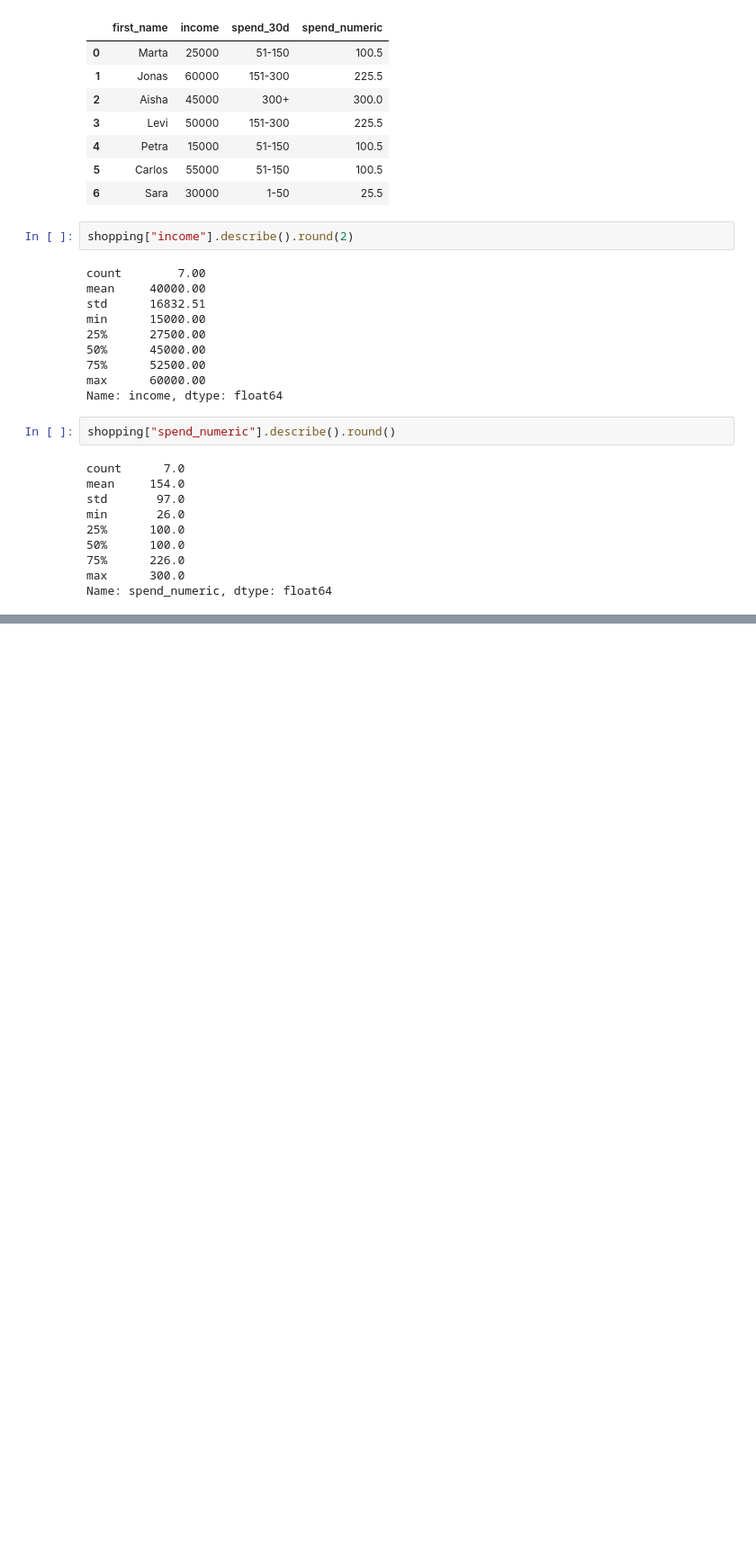
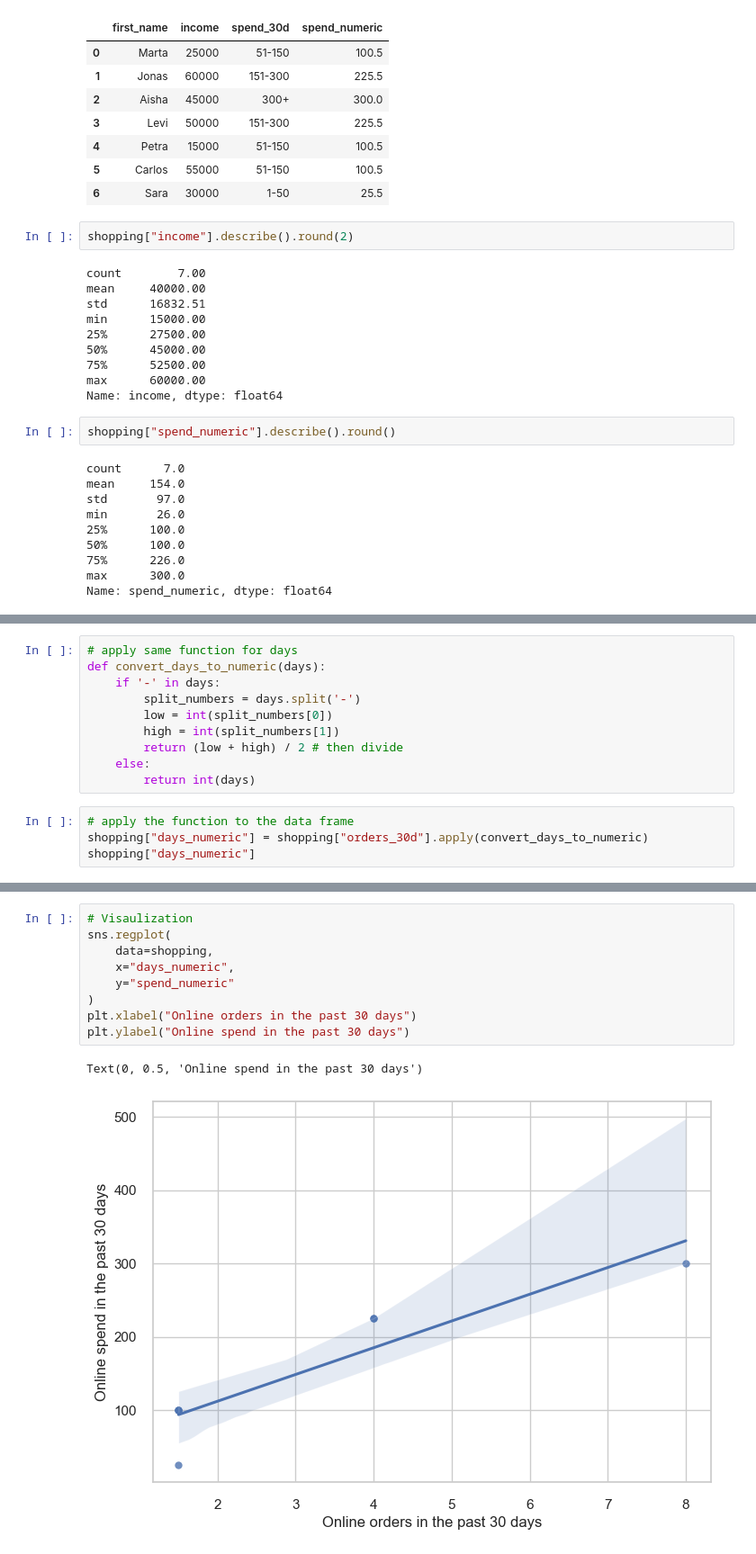
Before and after one commit to chandlershortlidge/lab-sampling, a Jupyter notebook: main.ipynb, the cells around one changed output, grey strips where cells are left out. Shown at 90% size. Drawn from its saved outputs; the diff is of its cells as text; blank space fills up the shorter version.

```diff
--- a/main.ipynb
+++ b/main.ipynb
@@ -239,0 +253,14 @@ Text(0, 0.5, 'Amount Spent, Past 30 Days')
+# %%
+# apply same function for days
+def convert_days_to_numeric(days):
+    if '-' in days:
+        split_numbers = days.split('-')
+        low = int(split_numbers[0])
+        high = int(split_numbers[1])
+        return (low + high) / 2 # then divide
+    else:
+        return int(days)
+# %%
+# apply the function to the data frame
+shopping["days_numeric"] = shopping["orders_30d"].apply(convert_days_to_numeric)
+shopping["days_numeric"]
@@ -239,0 +302,12 @@ Text(0, 0.5, 'Amount Spent, Past 30 Days')
+# %%
+# Visaulization
+sns.regplot(
+    data=shopping,
+    x="days_numeric",
+    y="spend_numeric"
+)
+plt.xlabel("Online orders in the past 30 days")
+plt.ylabel("Online spend in the past 30 days")
+# %% [output]
+Text(0, 0.5, 'Online spend in the past 30 days')
+[figure, added]
```
Also changed, not shown: parts of 8 cells of this notebook.
